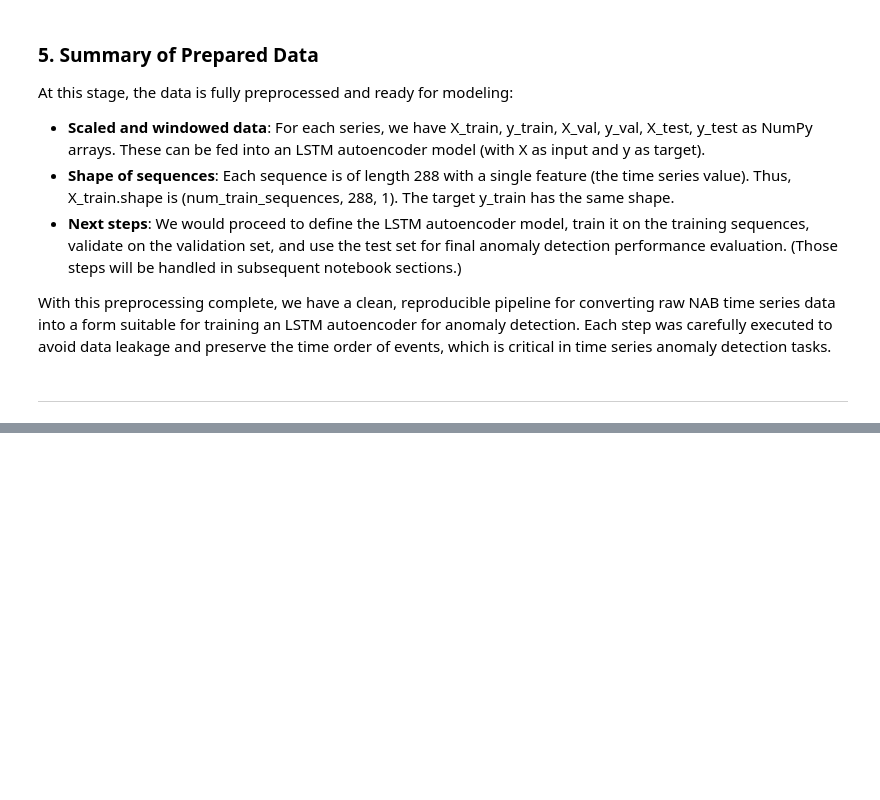
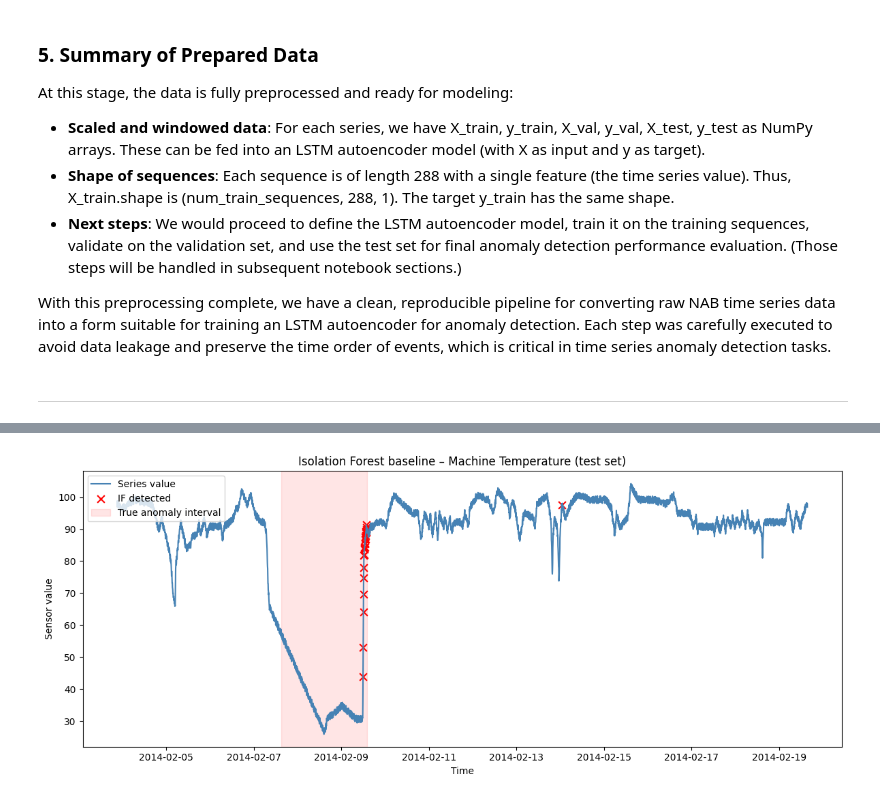
Before and after one commit to Leliotto/LSTM, a Jupyter notebook: LSTM_Project.ipynb, the cells around one changed output, grey strips where cells are left out. Cells and saved outputs as stored; diff of their text form; code cells hidden in the pictures; blank space fills up the shorter version.

```diff
--- a/LSTM_Project.ipynb
+++ b/LSTM_Project.ipynb
@@ -188,0 +505,64 @@ With this preprocessing complete, we have a clean, reproducible pipeline for con
+# %%
+# Visual check of IF baseline on the same representative series
+import matplotlib.pyplot as plt
+import matplotlib.colors as mcolors   # ensure mpl.colors is loaded
+
+rep_series = "machine_temperature_system_failure"
+
+# Re-compute rolling-stat features on **test** data
+test_df   = test_dfs[rep_series]
+feat_test = pd.concat(
+    [test_df['value'].rolling(ROLL).mean(),
+     test_df['value'].rolling(ROLL).std()],
+    axis=1
+).dropna()
+feat_test.columns = ['mean','std']
+
+# Re-fit IF only for plotting (cheap) – or reuse the fitted 'iso' by keeping a dict
+iso_plot = IsolationForest(
+    n_estimators=200, contamination=IF_CONT, random_state=RSEED
+).fit(make_feat(train_dfs[rep_series]))
+
+scores   = -iso_plot.decision_function(feat_test)
+thresh   = np.percentile(-iso_plot.decision_function(make_feat(train_dfs[rep_series])), 99)
+anoms_ix = feat_test.index[scores > thresh]
+
+# --- plot ------------------------------------------------------------------
+fig, ax = plt.subplots(figsize=(12,5))
+ax.plot(test_df.index, test_df['value'],  color='steelblue', label='Series value')
+
+# mark anomalies
+ax.scatter(anoms_ix, test_df.loc[anoms_ix, 'value'],
+           color='red', marker='x', s=60, label='IF detected')
+
+# shade true anomaly intervals
+filepath  = series_files[rep_series]
+label_key = f"{filepath.parent.name}/{filepath.name}"
+
+test_start = test_df.index[0]
+test_end   = test_df.index[-1]
+
+intervals = label_windows.get(label_key, [])
+first = True
+for start, end in intervals:
+    start = pd.to_datetime(start)
+    end   = pd.to_datetime(end)
+    # Only draw interval if it overlaps the test range
+    if end < test_start or start > test_end:
+        continue
+    # Clamp to test period
+    start_clamped = max(start, test_start)
+    end_clamped   = min(end, test_end)
+    ax.axvspan(start_clamped, end_clamped,
+               color='red', alpha=0.1,
+               label='True anomaly interval' if first else None)
+    first = False
+
+
+ax.set_title("Isolation Forest baseline – Machine Temperature (test set)")
+ax.set_xlabel("Time");  ax.set_ylabel("Sensor value")
+ax.legend(loc='upper left')
+plt.tight_layout()
+plt.show()
+# %% [output]
+[figure, added]
```
Also changed, not shown: parts of 8 cells of this notebook.
